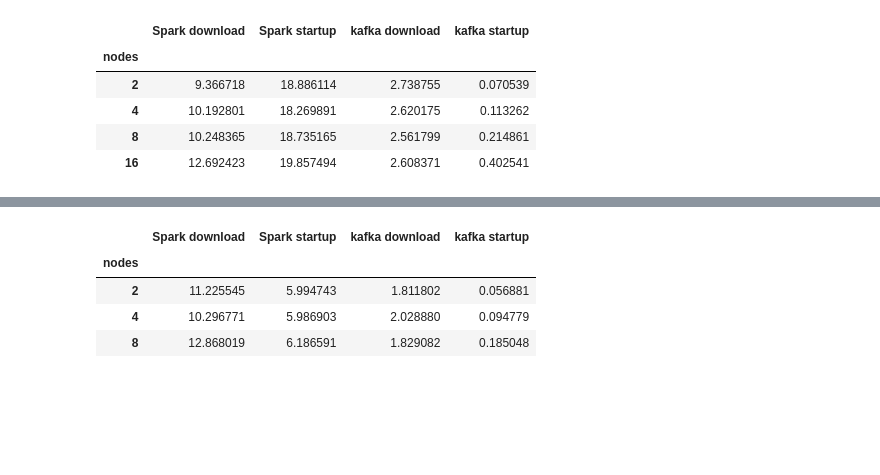
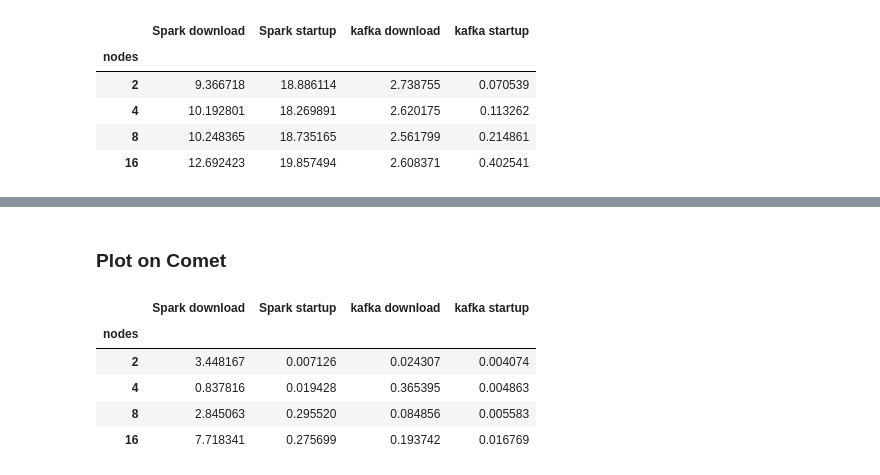
Before and after one commit to radical-experiments/midas_exps, a Jupyter notebook: streaming/plot startup results.ipynb, the cells around one changed output, grey strips where cells are left out. Saved outputs shown, nothing was run; the diff lists cells and outputs as text; code cells hidden in the pictures; blank space fills up the shorter version.

```diff
--- a/streaming/plot startup results.ipynb
+++ b/streaming/plot startup results.ipynb
@@ -62,3 +57,0 @@ plt.show()
-# %%
-data = data.sort_values(by='nodes')
-data
@@ -83,10 +58,15 @@ data
+# %% [markdown]
+### Plot on Comet
 # %%
-data = data[(data.system== 'comet')]
-spark_download_group = data.groupby(['nodes']).mean()
-spark_download_group
+comet_data = data[(data.system== 'comet')]
+comet_data_mean = comet_data.groupby(['nodes']).mean()
+#data.groupby(['nodes']).std()
+comet_data_mean
+comet_data.groupby(['nodes']).std()
 # %% [output]
 |  | Spark download | Spark startup | kafka download | kafka startup |
 | nodes |  |  |  |  |
-| 2 | 11.225545 | 5.994743 | 1.811802 | 0.056881 |
-| 4 | 10.296771 | 5.986903 | 2.028880 | 0.094779 |
-| 8 | 12.868019 | 6.186591 | 1.829082 | 0.185048 |
+| 2 | 3.448167 | 0.007126 | 0.024307 | 0.004074 |
+| 4 | 0.837816 | 0.019428 | 0.365395 | 0.004863 |
+| 8 | 2.845063 | 0.295520 | 0.084856 | 0.005583 |
+| 16 | 7.718341 | 0.275699 | 0.193742 | 0.016769 |
```
Also changed, not shown: parts of 9 cells of this notebook, 1 other file.
